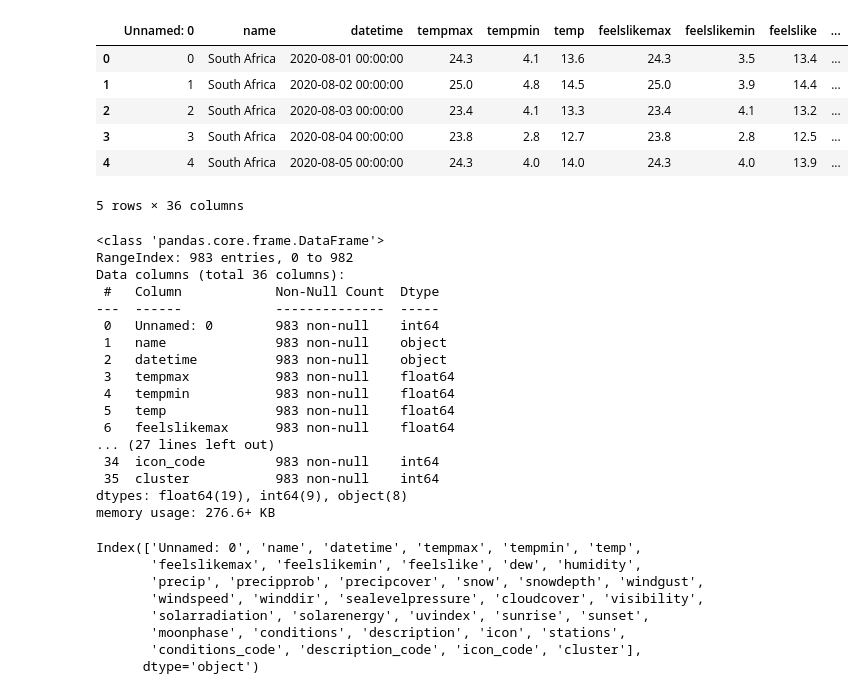
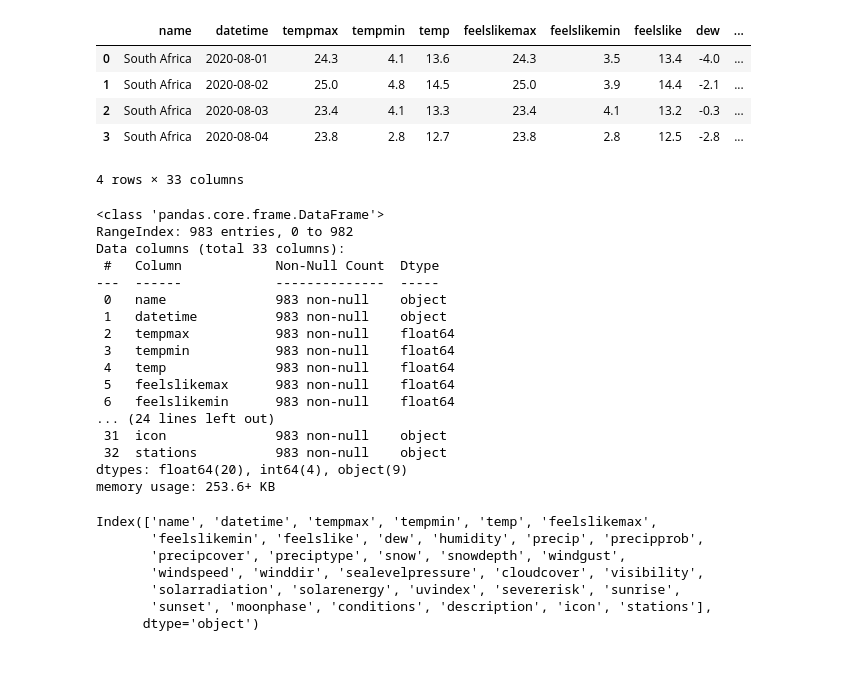
Before and after one commit to The-DigitalAcademy/SmartEnergyForecast-SEF-, a Jupyter notebook: Python/PCA_clustering.ipynb, the cells around one changed output. Drawn from its saved outputs; the diff is of its cells as text; code cells hidden in the pictures; blank space fills up the shorter version.

```diff
--- a/Python/PCA_clustering.ipynb
+++ b/Python/PCA_clustering.ipynb
@@ -12,46 +12,44 @@ from sklearn.cluster import KMeans, DBSCAN
 from sklearn.decomposition import PCA
 from sklearn import metrics
 # %%
-df=pd.read_csv('/Users/da_learner_mac_45/Downloads/South_Africa_2020-08-01_to_2023-04-10-1.csv')
-df.head(5)
+df=pd.read_csv('South_Africa_2020-08-01_to_2023-04-10.csv')
+df.head(4)
 # %% [output]
-|  | Unnamed: 0 | name | datetime | tempmax | tempmin | temp | feelslikemax | feelslikemin | feelslike | ... |
-| 0 | 0 | South Africa | 2020-08-01 00:00:00 | 24.3 | 4.1 | 13.6 | 24.3 | 3.5 | 13.4 | ... |
-| 1 | 1 | South Africa | 2020-08-02 00:00:00 | 25.0 | 4.8 | 14.5 | 25.0 | 3.9 | 14.4 | ... |
-| 2 | 2 | South Africa | 2020-08-03 00:00:00 | 23.4 | 4.1 | 13.3 | 23.4 | 4.1 | 13.2 | ... |
-| 3 | 3 | South Africa | 2020-08-04 00:00:00 | 23.8 | 2.8 | 12.7 | 23.8 | 2.8 | 12.5 | ... |
-| 4 | 4 | South Africa | 2020-08-05 00:00:00 | 24.3 | 4.0 | 14.0 | 24.3 | 4.0 | 13.9 | ... |
+|  | name | datetime | tempmax | tempmin | temp | feelslikemax | feelslikemin | feelslike | dew | ... |
+| 0 | South Africa | 2020-08-01 | 24.3 | 4.1 | 13.6 | 24.3 | 3.5 | 13.4 | -4.0 | ... |
+| 1 | South Africa | 2020-08-02 | 25.0 | 4.8 | 14.5 | 25.0 | 3.9 | 14.4 | -2.1 | ... |
+| 2 | South Africa | 2020-08-03 | 23.4 | 4.1 | 13.3 | 23.4 | 4.1 | 13.2 | -0.3 | ... |
+| 3 | South Africa | 2020-08-04 | 23.8 | 2.8 | 12.7 | 23.8 | 2.8 | 12.5 | -2.8 | ... |
-5 rows × 36 columns
+4 rows × 33 columns
 # %%
 df.info()
 # %% [output]
 <class 'pandas.core.frame.DataFrame'>
 RangeIndex: 983 entries, 0 to 982
-Data columns (total 36 columns):
+Data columns (total 33 columns):
  #   Column            Non-Null Count  Dtype
 ---  ------            --------------  -----
- 0   Unnamed: 0        983 non-null    int64
- 1   name              983 non-null    object
- 2   datetime          983 non-null    object
- 3   tempmax           983 non-null    float64
- 4   tempmin           983 non-null    float64
- 5   temp              983 non-null    float64
- 6   feelslikemax      983 non-null    float64
-... (27 lines left out)
- 34  icon_code         983 non-null    int64
- 35  cluster           983 non-null    int64
-dtypes: float64(19), int64(9), object(8)
-memory usage: 276.6+ KB
+ 0   name              983 non-null    object
+ 1   datetime          983 non-null    object
+ 2   tempmax           983 non-null    float64
+ 3   tempmin           983 non-null    float64
+ 4   temp              983 non-null    float64
+ 5   feelslikemax      983 non-null    float64
+ 6   feelslikemin      983 non-null    float64
+... (24 lines left out)
+ 31  icon              983 non-null    object
+ 32  stations          983 non-null    object
+dtypes: float64(20), int64(4), object(9)
+memory usage: 253.6+ KB
 # %%
 df.columns
 # %% [output]
-Index(['Unnamed: 0', 'name', 'datetime', 'tempmax', 'tempmin', 'temp',
-       'feelslikemax', 'feelslikemin', 'feelslike', 'dew', 'humidity',
-       'precip', 'precipprob', 'precipcover', 'snow', 'snowdepth', 'windgust',
+Index(['name', 'datetime', 'tempmax', 'tempmin', 'temp', 'feelslikemax',
+       'feelslikemin', 'feelslike', 'dew', 'humidity', 'precip', 'precipprob',
+       'precipcover', 'preciptype', 'snow', 'snowdepth', 'windgust',
        'windspeed', 'winddir', 'sealevelpressure', 'cloudcover', 'visibility',
-       'solarradiation', 'solarenergy', 'uvindex', 'sunrise', 'sunset',
-       'moonphase', 'conditions', 'description', 'icon', 'stations',
-       'conditions_code', 'description_code', 'icon_code', 'cluster'],
+       'solarradiation', 'solarenergy', 'uvindex', 'severerisk', 'sunrise',
+       'sunset', 'moonphase', 'conditions', 'description', 'icon', 'stations'],
       dtype='object')
 # %%
 df.describe()
```
Also changed, not shown: parts of 27 cells of this notebook.
